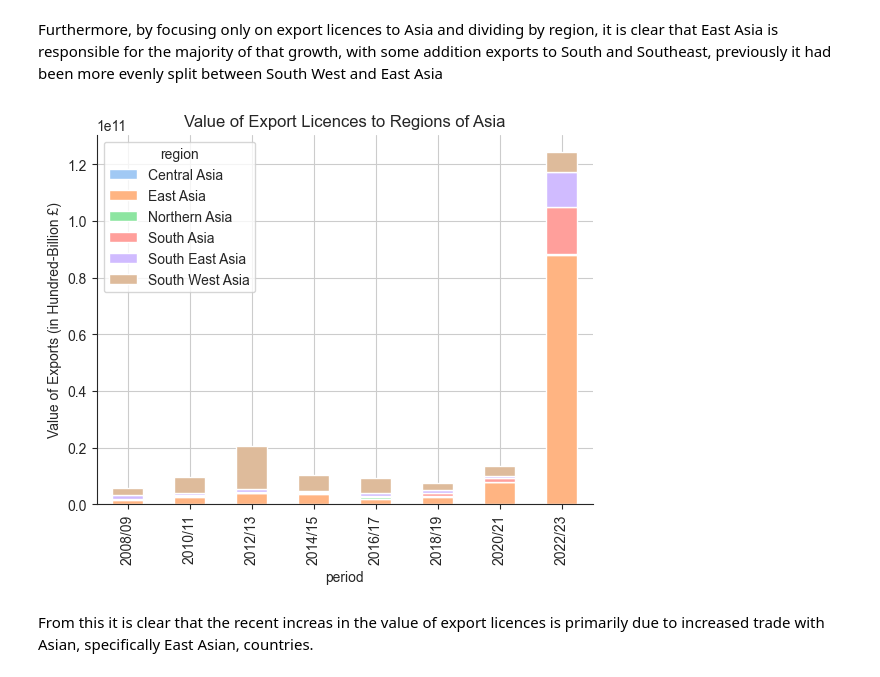
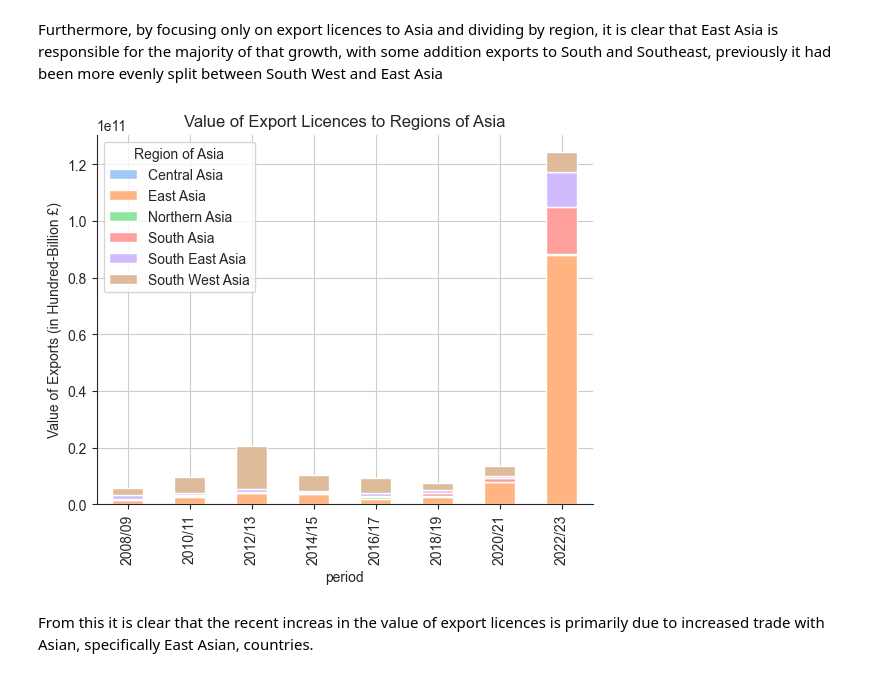
Before and after one commit to TheLastHipster/UK-Export-Licence-Data-Analysis, a Jupyter notebook: main.ipynb, the cells around one changed output. Drawn from its saved outputs; the diff is of its cells as text; code cells hidden in the pictures.

```diff
--- a/main.ipynb
+++ b/main.ipynb
@@ -286,11 +296,12 @@ Furthermore, by focusing only on export licences to Asia and dividing by region,
 # %%
 data = spike_df[spike_df['continent'] == 'Asia'].groupby(['period','region'])['value'].sum().unstack()
 figure = data.plot(kind='bar',stacked=True)
 figure.set(ylabel='Value of Exports (in Hundred-Billion £)',title='Value of Export Licences to Regions of Asia')
+figure.legend(title='Region of Asia')
 del data
 del figure
 # %% [output]
-[figure, old version]
+[figure, new version]
 # %% [markdown]
 From this it is clear that the recent increas in the value of export licences is primarily due to increased trade with Asian, specifically East Asian, countries.
 # %%
```
Also changed, not shown: parts of 16 cells of this notebook.
